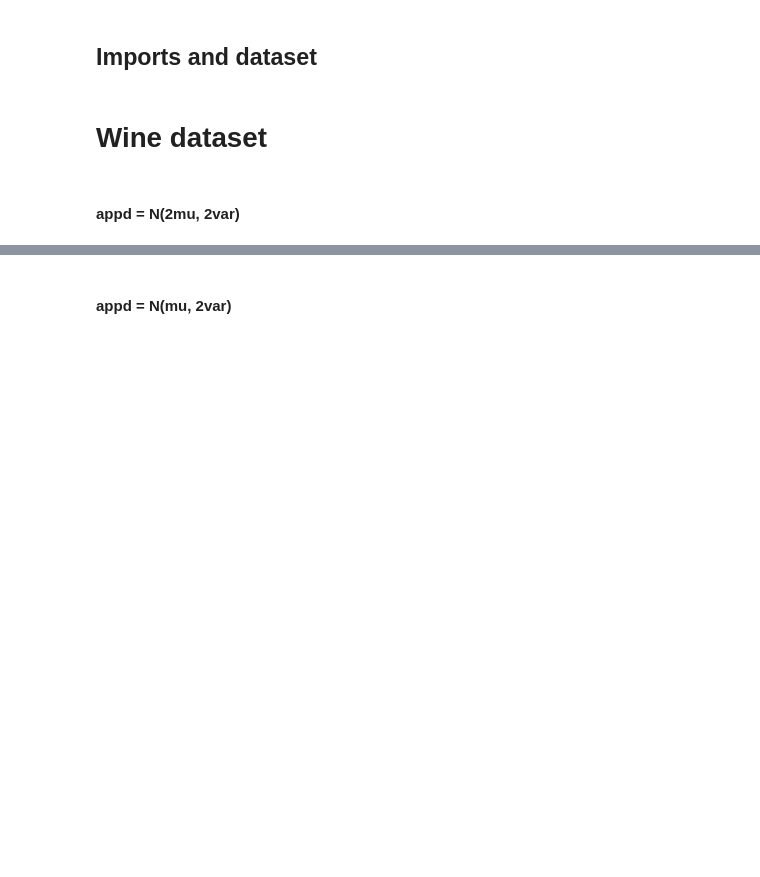
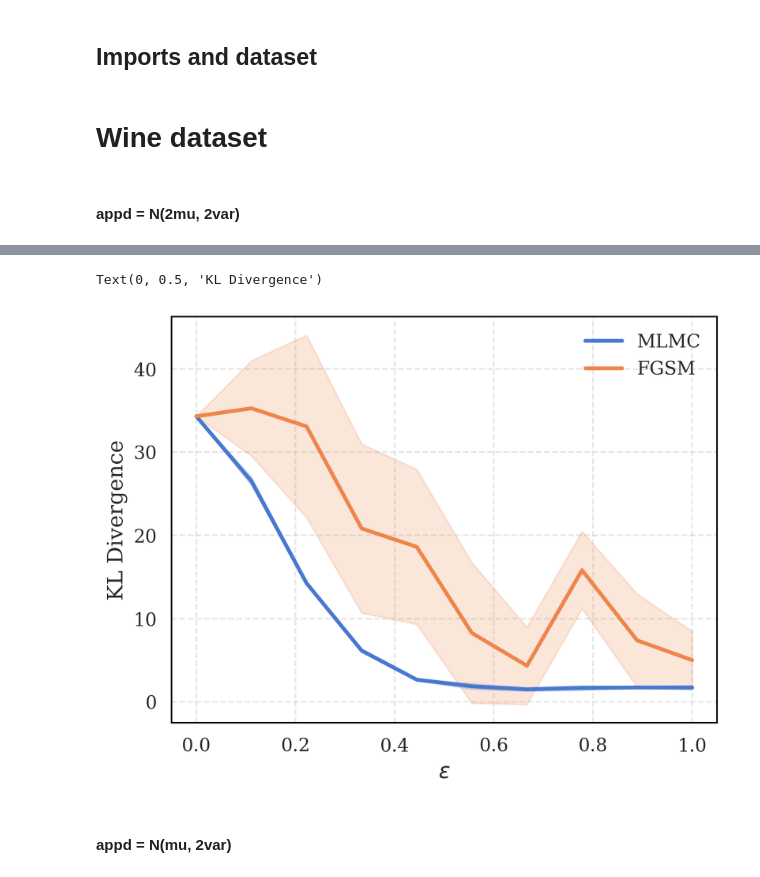
Before and after one commit to pablogarciarce/AdvReg, a Jupyter notebook: notebooks/test_distr_bnn_jax.ipynb, the cells around one changed output, grey strips where cells are left out. Saved outputs shown, nothing was run; the diff lists cells and outputs as text; code cells hidden in the pictures; blank space fills up the shorter version.

```diff
--- a/notebooks/test_distr_bnn_jax.ipynb
+++ b/notebooks/test_distr_bnn_jax.ipynb
@@ -146,3 +150,14 @@ plt.ylim(-0.1, np.max(kl_mlmc_1000) + 0.1)
+# %%
+plt.plot(epsilons, np.mean(kl_mlmc_1000, axis=0), label='MLMC', color='C0')
+plt.fill_between(epsilons, np.mean(kl_mlmc_1000, axis=0) - 2*np.std(kl_mlmc_1000, axis=0)/np.sqrt(num_repeats), np.mean(kl_mlmc_1000, axis=0) + 2*np.std(kl_mlmc_1000, axis=0)/np.sqrt(num_repeats), color='C0', alpha=0.2)
+plt.plot(epsilons, np.mean(kl_fsgm_1000, axis=0), label='FGSM', color='C1')
+plt.fill_between(epsilons, np.mean(kl_fsgm_1000, axis=0) - 2*np.std(kl_fsgm_1000, axis=0)/np.sqrt(num_repeats), np.mean(kl_fsgm_1000, axis=0) + 2*np.std(kl_fsgm_1000, axis=0)/np.sqrt(num_repeats), color='C1', alpha=0.2)
+plt.legend()
+plt.xlabel('$\epsilon$')
+plt.ylabel('KL Divergence')
+# %% [output]
+Text(0, 0.5, 'KL Divergence')
+[figure, added]
 # %% [markdown]
 #### appd = N(mu, 2var)
 # %%
```
Also changed, not shown: parts of 6 cells of this notebook, 19 other files.
